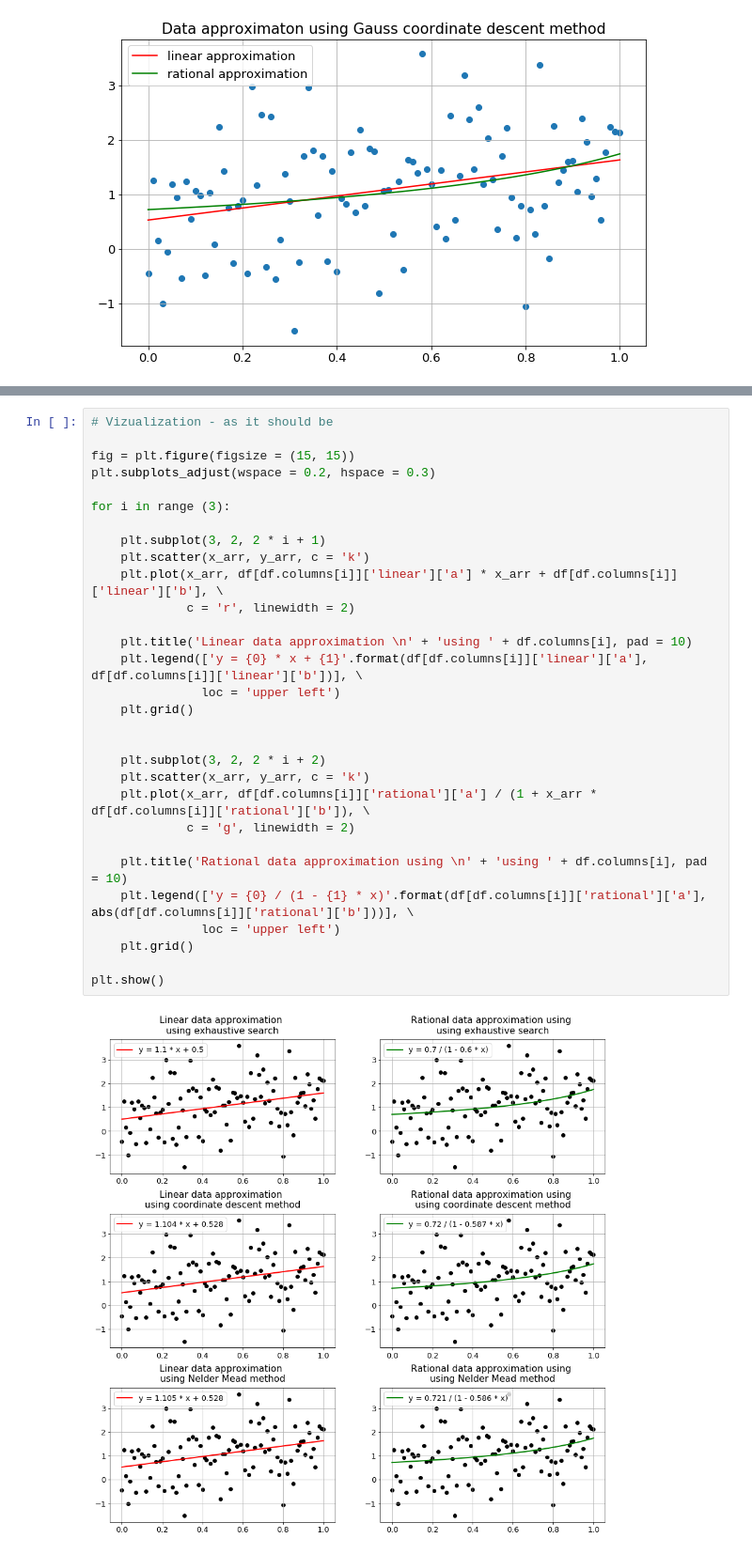
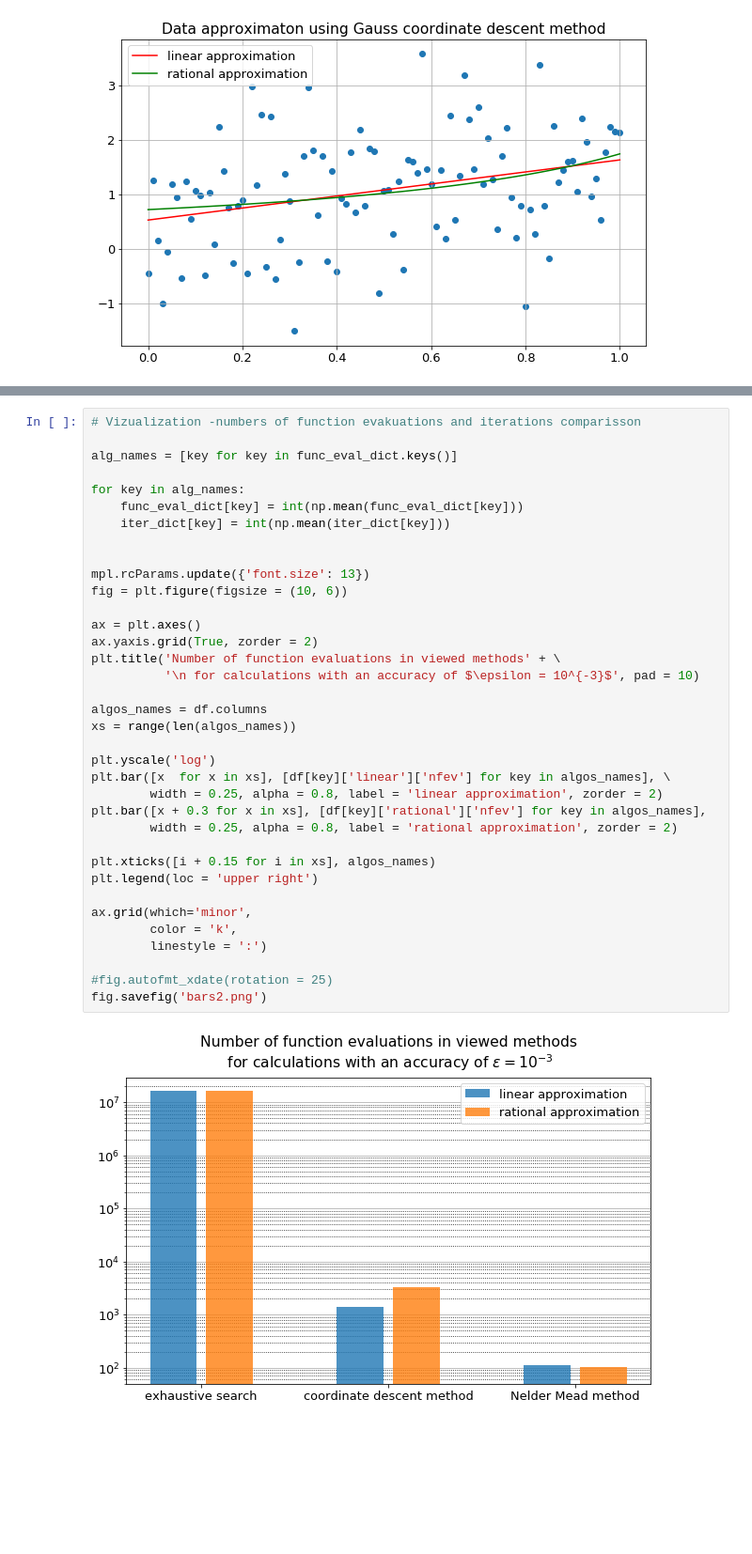
Before and after one commit to belpablo/Algorithms-21, a Jupyter notebook: Lab_2_redo.ipynb, the cells around one changed output, grey strips where cells are left out. Shown: that part at 94% size. Saved outputs shown, nothing was run; the diff lists cells and outputs as text; blank space fills up the shorter version.

```diff
--- a/Lab_2_redo.ipynb
+++ b/Lab_2_redo.ipynb
@@ -461,32 +467,38 @@ plt.show()
-# %%
-# Vizualization - as it should be
-
-fig = plt.figure(figsize = (15, 15))
-plt.subplots_adjust(wspace = 0.2, hspace = 0.3)
-
-for i in range (3):
-
-    plt.subplot(3, 2, 2 * i + 1)
-    plt.scatter(x_arr, y_arr, c = 'k')
-    plt.plot(x_arr, df[df.columns[i]]['linear']['a'] * x_arr + df[df.columns[i]]['linear']['b'], \
-             c = 'r', linewidth = 2)
-
-    plt.title('Linear data approximation \n' + 'using ' + df.columns[i], pad = 10)
-    plt.legend(['y = {0} * x + {1}'.format(df[df.columns[i]]['linear']['a'], df[df.columns[i]]['linear']['b'])], \
-               loc = 'upper left')
-    plt.grid()
-
-
-    plt.subplot(3, 2, 2 * i + 2)
-    plt.scatter(x_arr, y_arr, c = 'k')
-    plt.plot(x_arr, df[df.columns[i]]['rational']['a'] / (1 + x_arr * df[df.columns[i]]['rational']['b']), \
-             c = 'g', linewidth = 2)
-
-    plt.title('Rational data approximation using \n' + 'using ' + df.columns[i], pad = 10)
-    plt.legend(['y = {0} / (1 - {1} * x)'.format(df[df.columns[i]]['rational']['a'], abs(df[df.columns[i]]['rational']['b']))], \
-               loc = 'upper left')
-    plt.grid()
-
-plt.show()
-# %% [output]
-[figure, removed]
+# %%
+# Vizualization -numbers of function evakuations and iterations comparisson
+
+alg_names = [key for key in func_eval_dict.keys()]
+
+for key in alg_names:
+    func_eval_dict[key] = int(np.mean(func_eval_dict[key]))
+    iter_dict[key] = int(np.mean(iter_dict[key]))
+
+
+mpl.rcParams.update({'font.size': 13})
+fig = plt.figure(figsize = (10, 6))
+
+ax = plt.axes()
+ax.yaxis.grid(True, zorder = 2)
+plt.title('Number of function evaluations in viewed methods' + \
+          '\n for calculations with an accuracy of $\epsilon = 10^{-3}$', pad = 10)
+
+algos_names = df.columns
+xs = range(len(algos_names))
+
+plt.yscale('log')
+plt.bar([x  for x in xs], [df[key]['linear']['nfev'] for key in algos_names], \
+        width = 0.25, alpha = 0.8, label = 'linear approximation', zorder = 2)
+plt.bar([x + 0.3 for x in xs], [df[key]['rational']['nfev'] for key in algos_names],
+        width = 0.25, alpha = 0.8, label = 'rational approximation', zorder = 2)
+
+plt.xticks([i + 0.15 for i in xs], algos_names)
+plt.legend(loc = 'upper right')
+
+ax.grid(which='minor',
+        color = 'k',
+        linestyle = ':')
+
+#fig.autofmt_xdate(rotation = 25)
+fig.savefig('bars2.png')
+# %% [output]
+[figure, added]
```
Also changed, not shown: parts of 6 cells of this notebook.
